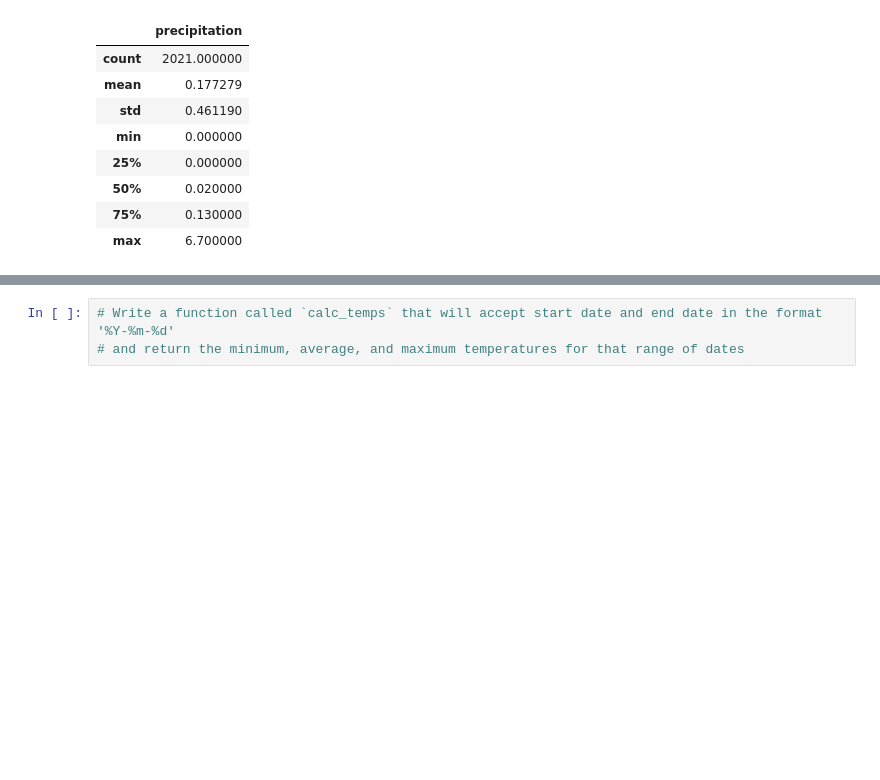
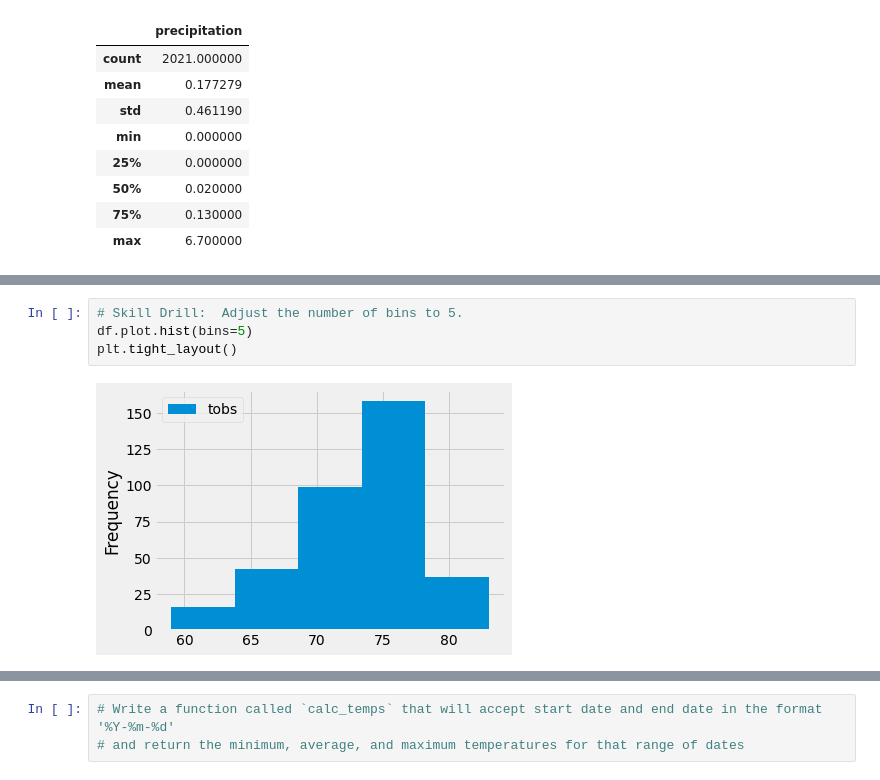
Before and after one commit to LynMcJo06/surfs-up, a Jupyter notebook: climate_analysis.ipynb, the cells around one changed output, grey strips where cells are left out. Cells and saved outputs as stored; diff of their text form; blank space fills up the shorter version.

```diff
--- a/climate_analysis.ipynb
+++ b/climate_analysis.ipynb
@@ -92,0 +143,6 @@ df.describe()
+# %%
+# Skill Drill:  Adjust the number of bins to 5.
+df.plot.hist(bins=5)
+plt.tight_layout()
+# %% [output]
+[figure, added]
```
Also changed, not shown: parts of 7 cells of this notebook.
